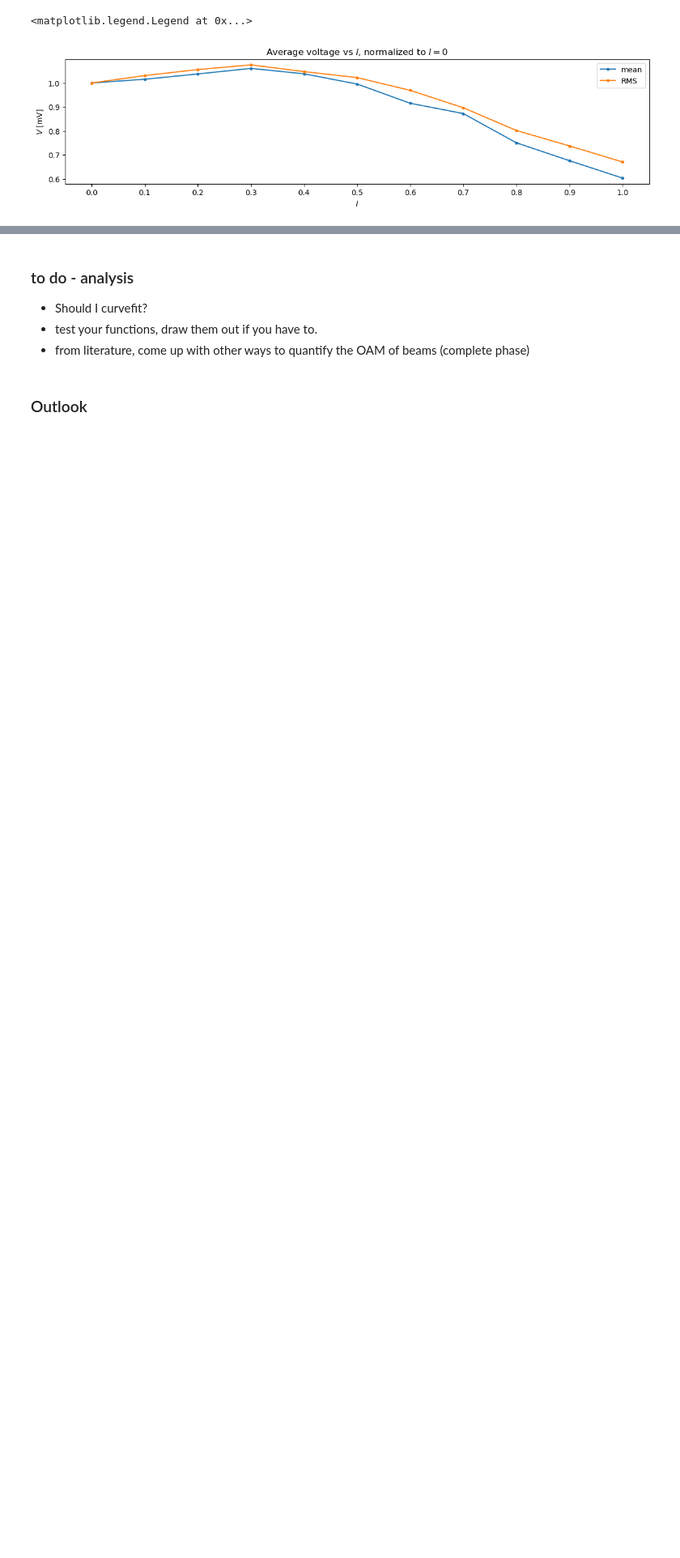
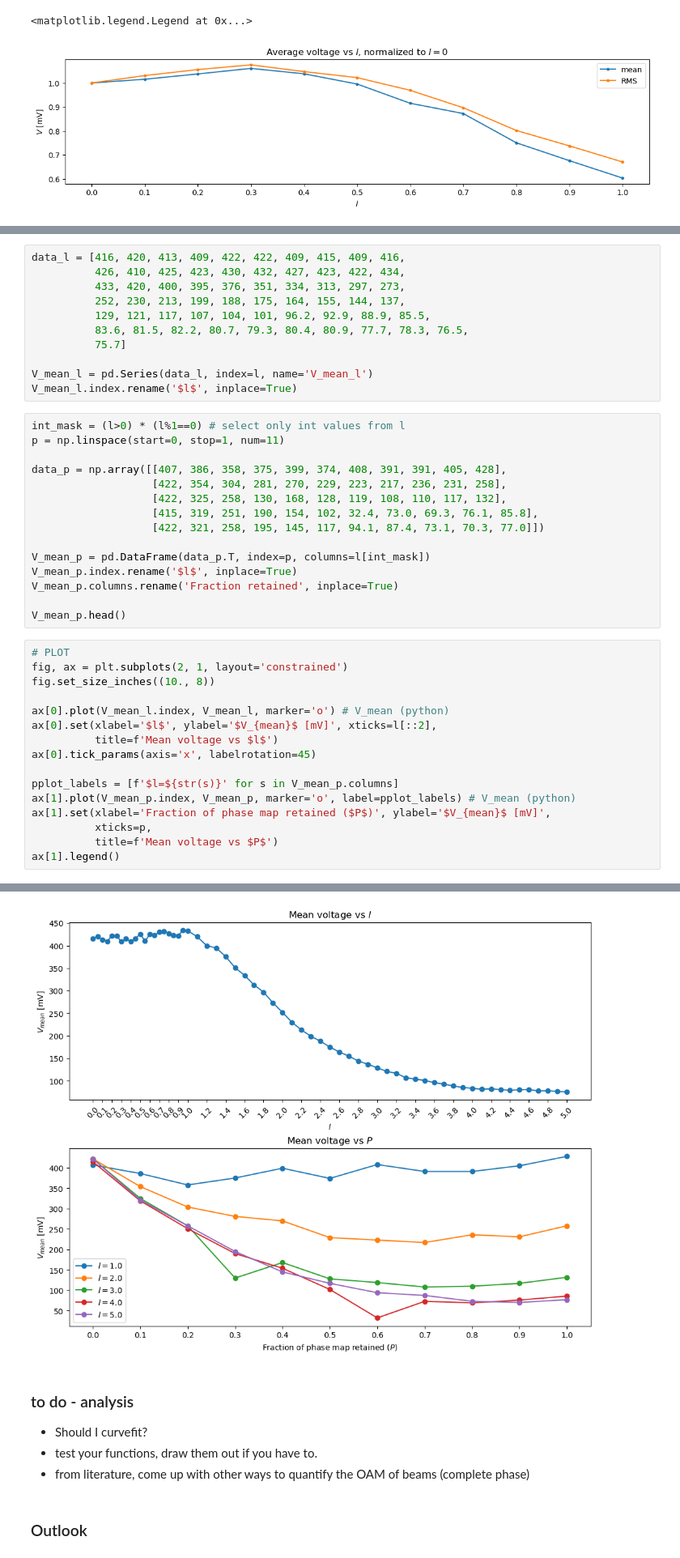
Before and after one commit to mimmphi/SPP24-frac-vortex-Gaussian, a Jupyter notebook: SLM_holes.ipynb, the cells around one changed output, grey strips where cells are left out. Shown at 81% size. Saved outputs shown, nothing was run; the diff lists cells and outputs as text; blank space fills up the shorter version.

```diff
--- a/SLM_holes.ipynb
+++ b/SLM_holes.ipynb
@@ -383,0 +391,43 @@ ax.legend()
+# %%
+data_l = [416, 420, 413, 409, 422, 422, 409, 415, 409, 416,
+          426, 410, 425, 423, 430, 432, 427, 423, 422, 434,
+          433, 420, 400, 395, 376, 351, 334, 313, 297, 273,
+          252, 230, 213, 199, 188, 175, 164, 155, 144, 137,
+          129, 121, 117, 107, 104, 101, 96.2, 92.9, 88.9, 85.5,
+          83.6, 81.5, 82.2, 80.7, 79.3, 80.4, 80.9, 77.7, 78.3, 76.5,
+          75.7]
+
+V_mean_l = pd.Series(data_l, index=l, name='V_mean_l')
+V_mean_l.index.rename('$l$', inplace=True)
+# %%
+int_mask = (l>0) * (l%1==0) # select only int values from l
+p = np.linspace(start=0, stop=1, num=11)
+
+data_p = np.array([[407, 386, 358, 375, 399, 374, 408, 391, 391, 405, 428],
+                   [422, 354, 304, 281, 270, 229, 223, 217, 236, 231, 258],
+                   [422, 325, 258, 130, 168, 128, 119, 108, 110, 117, 132],
+                   [415, 319, 251, 190, 154, 102, 32.4, 73.0, 69.3, 76.1, 85.8],
+                   [422, 321, 258, 195, 145, 117, 94.1, 87.4, 73.1, 70.3, 77.0]])
+
+V_mean_p = pd.DataFrame(data_p.T, index=p, columns=l[int_mask])
+V_mean_p.index.rename('$l$', inplace=True)
+V_mean_p.columns.rename('Fraction retained', inplace=True)
+
+V_mean_p.head()
+# %%
+# PLOT
+fig, ax = plt.subplots(2, 1, layout='constrained')
+fig.set_size_inches((10., 8))
+
+ax[0].plot(V_mean_l.index, V_mean_l, marker='o') # V_mean (python)
+ax[0].set(xlabel='$l$', ylabel='$V_{mean}$ [mV]', xticks=l[::2],
+          title=f'Mean voltage vs $l$')
+ax[0].tick_params(axis='x', labelrotation=45)
+
+pplot_labels = [f'$l=${str(s)}' for s in V_mean_p.columns]
+ax[1].plot(V_mean_p.index, V_mean_p, marker='o', label=pplot_labels) # V_mean (python)
+ax[1].set(xlabel='Fraction of phase map retained ($P$)', ylabel='$V_{mean}$ [mV]',
+          xticks=p,
+          title=f'Mean voltage vs $P$')
+ax[1].legend()
+# %% [output]
@@ -384,3 +435,4 @@ ax.legend()
+[figure, added]
 # %% [markdown]
 ### to do - analysis
 - Should I curvefit?
```
Also changed, not shown: parts of 9 cells of this notebook.
